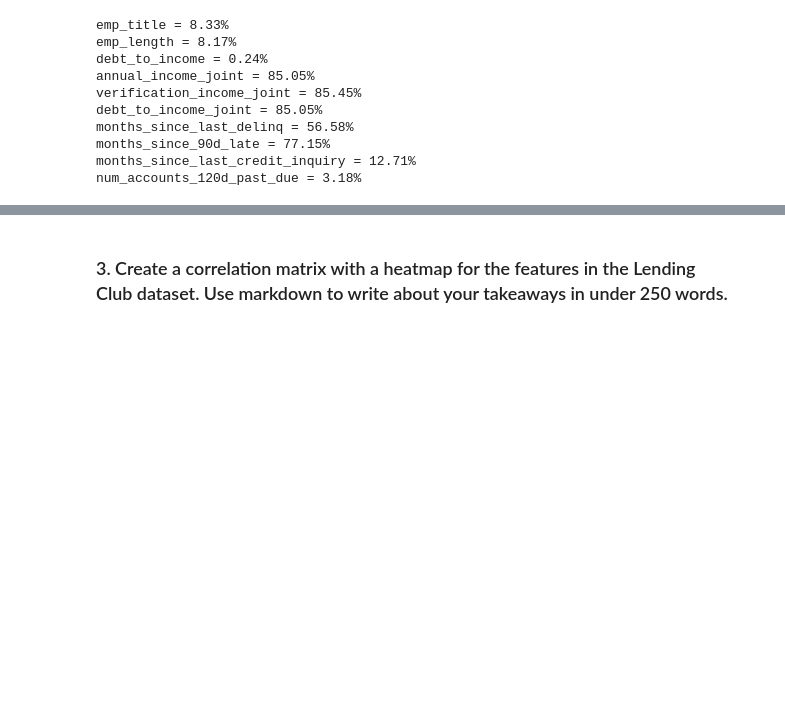
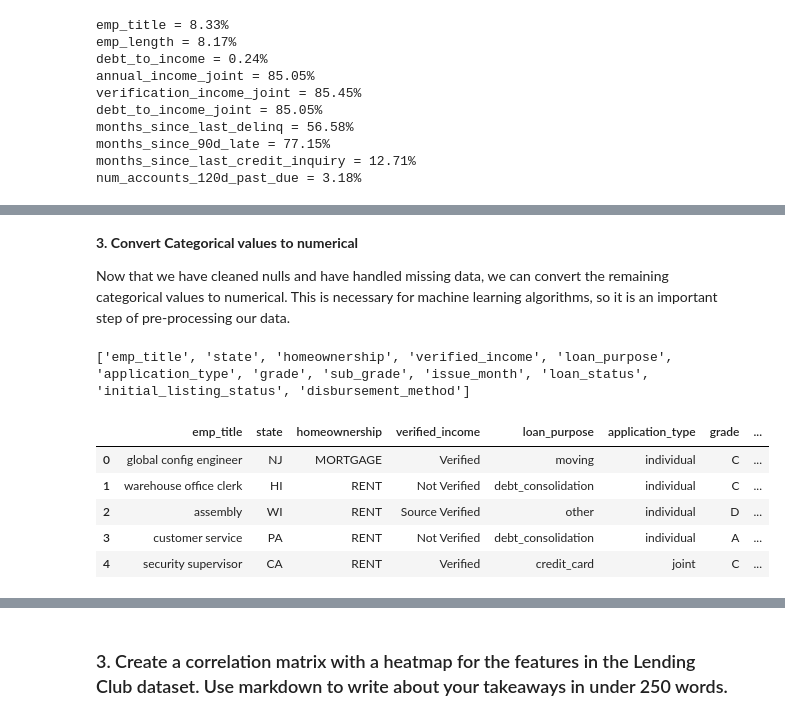
Before and after one commit to artolon/HW12-ML-Intro, a Jupyter notebook: Homework 12 - Intro to Machine Learning.ipynb, the cells around one changed output, grey strips where cells are left out. Drawn from its saved outputs; the diff is of its cells as text; code cells hidden in the pictures; blank space fills up the shorter version.

```diff
--- a/Homework 12 - Intro to Machine Learning.ipynb
+++ b/Homework 12 - Intro to Machine Learning.ipynb
@@ -136,0 +165,11 @@ num_accounts_120d_past_due = 3.18%
+# %%
+import statistics as st
+
+# First, fix employee title variable
+loans2["emp_title"].fillna("Unknown", inplace = True)
+
+# For the rest of the variables, fill with the median value of that variable
+median_list = ['emp_length','debt_to_income','months_since_last_credit_inquiry','num_accounts_120d_past_due']
+
+for var in median_list:
+    loans2[var].fillna(st.median(loans2[var]), inplace=True)
@@ -136,0 +197,29 @@ num_accounts_120d_past_due = 3.18%
+# %% [markdown]
+**3. Convert Categorical values to numerical**
+
+Now that we have cleaned nulls and have handled missing data, we can convert the remaining categorical values to numerical. This is necessary for machine learning algorithms, so it is an important step of pre-processing our data.
+# %%
+Categorical = []
+
+# Iterate through the loans2 data frame
+for col, value in loans2.iteritems():
+    # Search for all columns that have an "object" type ('O')
+    if loans2[col].dtype == 'O':
+        # Append col names to the empty list
+        Categorical.append(col)
+
+# Print list to verify
+print(Categorical)
+# %% [output]
+['emp_title', 'state', 'homeownership', 'verified_income', 'loan_purpose', 'application_type', 'grade', 'sub_grade', 'issue_month', 'loan_status', 'initial_listing_status', 'disbursement_method']
+# %%
+# Create new data frame with only the categorical values, so that we can easily see them all together
+cat_df = loans2[Categorical]
+cat_df.head()
+# %% [output]
+|  | emp_title | state | homeownership | verified_income | loan_purpose | application_type | grade | ... |
+| 0 | global config engineer | NJ | MORTGAGE | Verified | moving | individual | C | ... |
+| 1 | warehouse office clerk | HI | RENT | Not Verified | debt_consolidation | individual | C | ... |
+| 2 | assembly | WI | RENT | Source Verified | other | individual | D | ... |
+| 3 | customer service | PA | RENT | Not Verified | debt_consolidation | individual | A | ... |
+| 4 | security supervisor | CA | RENT | Verified | credit_card | joint | C | ... |
```
Also changed, not shown: parts of 18 cells of this notebook.
